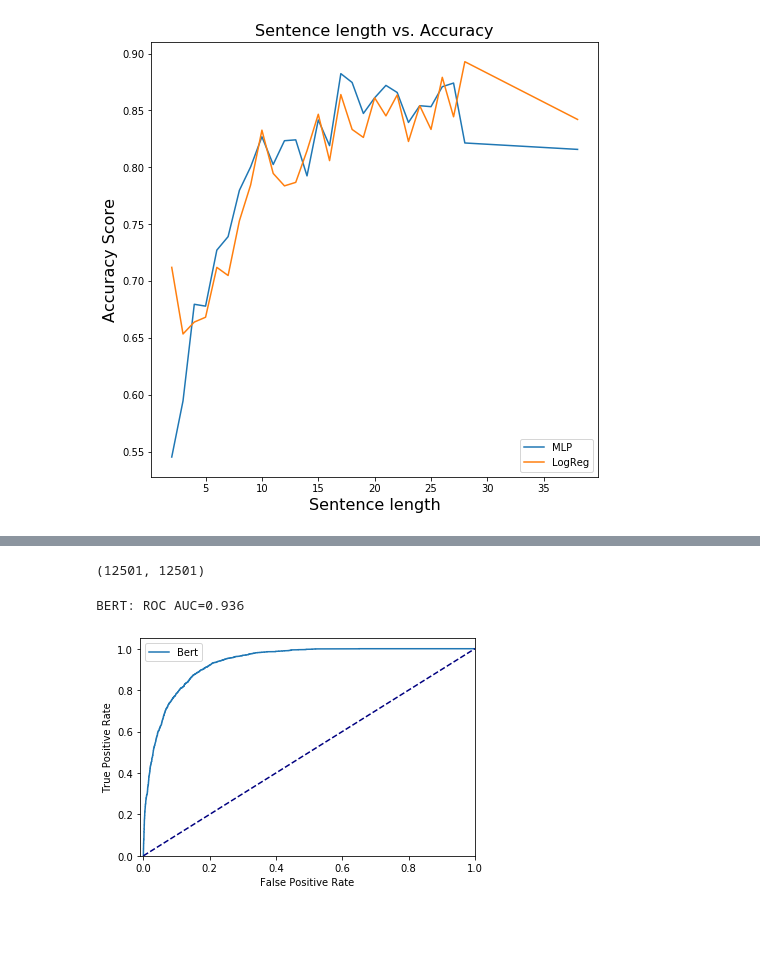
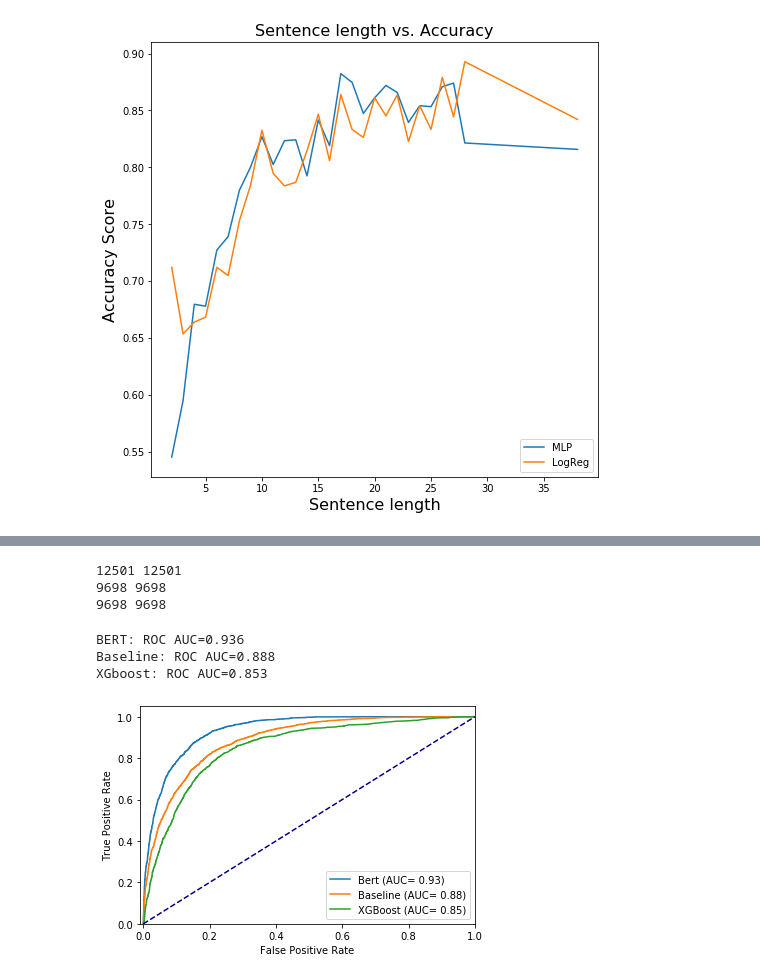
Before and after one commit to arjun-rao/csci5622-project, a Jupyter notebook: bert/Visualization.ipynb, the cells around one changed output, grey strips where cells are left out. Cells and saved outputs as stored; diff of their text form; code cells hidden in the pictures; blank space fills up the shorter version.

Commit message:
fix: visualization

```diff
--- a/bert/Visualization.ipynb
+++ b/bert/Visualization.ipynb
@@ -99,27 +89,46 @@ plt.show()
-# %%
-y_true_list = pickle.load(open('../evals/BertBest/y_true.pkl', 'rb'))
-y_pred_list = pickle.load(open('../evals/BertBest/y_pred.pkl', 'rb'))
-len(y_true_list), len(y_pred_list)
-# %% [output]
-(12501, 12501)
+# %%
+bert_y_true_list = pickle.load(open('../evals/BertBest/y_true.pkl', 'rb'))
+bert_y_pred_list = pickle.load(open('../evals/BertBest/y_pred.pkl', 'rb'))
+print(len(bert_y_true_list), len(bert_y_pred_list))
+baseline_y_true_list = pickle.load(open('../evals/Baseline/y_true.pkl', 'rb'))
+baseline_y_pred_list = pickle.load(open('../evals/Baseline/y_pred.pkl', 'rb'))
+print(len(baseline_y_true_list), len(baseline_y_pred_list))
+xgboost_y_true_list = pickle.load(open('../evals/Others/y_true.pkl', 'rb'))
+xgboost_y_pred_list = pickle.load(open('../evals/Others/xg_y_pred.pkl', 'rb'))
+xgboost_y_pred_list = pickle.load(open('../evals/Others/xg_y_pred.pkl', 'rb'))
+print(len(xgboost_y_true_list), len(xgboost_y_pred_list))
+# %% [output]
+12501 12501
+9698 9698
+9698 9698
 # %%
 import pickle
-bert_fpr, bert_tpr, _ = roc_curve(y_true_list, y_pred_list)
-bert_auc = roc_auc_score(y_true_list, y_pred_list)
+bert_fpr, bert_tpr, _ = roc_curve(bert_y_true_list, bert_y_pred_list)
+baseline_fpr, baseline_tpr, _ = roc_curve(baseline_y_true_list, baseline_y_pred_list)
+xgboost_fpr, xgboost_tpr, _ = roc_curve(xgboost_y_true_list, xgboost_y_pred_list)
+bert_auc = roc_auc_score(bert_y_true_list, bert_y_pred_list)
+xgboost_auc = roc_auc_score(xgboost_y_true_list, xgboost_y_pred_list)
+baseline_auc = roc_auc_score(baseline_y_true_list, baseline_y_pred_list)
 # summarize scores
 print('BERT: ROC AUC=%.3f' % (bert_auc))
+print('Baseline: ROC AUC=%.3f' % (baseline_auc))
+print('XGboost: ROC AUC=%.3f' % (xgboost_auc))
 # plot the roc curve for the model
-plt.plot(bert_fpr, bert_tpr, label='Bert')
+plt.plot(bert_fpr, bert_tpr, label='Bert (AUC= 0.93)')
+plt.plot(baseline_fpr, baseline_tpr, label='Baseline (AUC= 0.88)')
+plt.plot(xgboost_fpr, xgboost_tpr, label='XGBoost (AUC= 0.85)')
 plt.xlim([-0.01, 1.0])
 plt.ylim([0.0, 1.05])
 plt.plot([0, 1], [0, 1], color='navy', linestyle='--')
 # axis labels
 plt.xlabel('False Positive Rate')
 plt.ylabel('True Positive Rate')
 # show the legend
 plt.legend()
 # show the plot
 plt.show()
 # %% [output]
 BERT: ROC AUC=0.936
+Baseline: ROC AUC=0.888
+XGboost: ROC AUC=0.853
-[figure, old version]
+[figure, new version]
```
Also changed, not shown: parts of 3 cells of this notebook, 3 other files.
